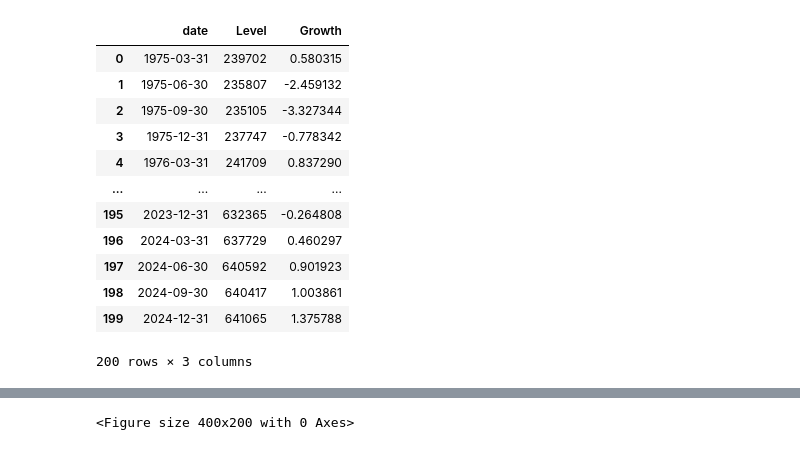
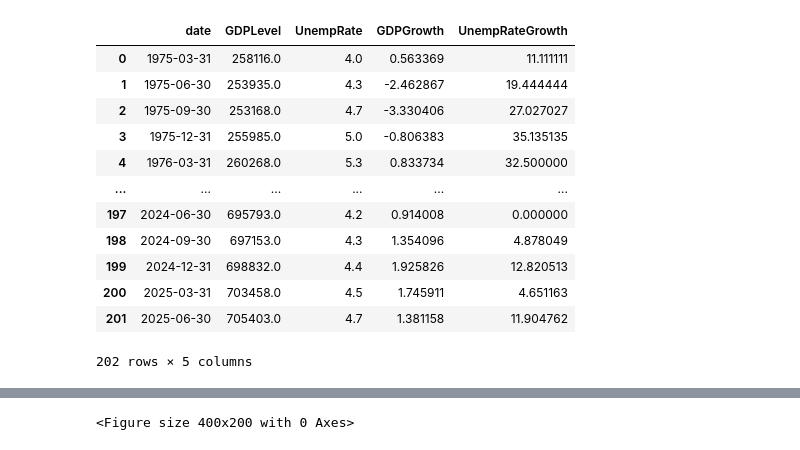
Before and after one commit to MarkThackham/MarkThackham.github.io, a Jupyter notebook: Portfolio/machine-learning/sarimax-gdp/sarimax-gpp.ipynb, the cells around one changed output, grey strips where cells are left out. Cells and saved outputs as stored; diff of their text form; code cells hidden in the pictures.

```diff
--- a/Portfolio/machine-learning/sarimax-gdp/sarimax-gpp.ipynb
+++ b/Portfolio/machine-learning/sarimax-gdp/sarimax-gpp.ipynb
@@ -80,21 +83,26 @@ df_qna=df_qna[mask]
 # https://www.ons.gov.uk/employmentandlabourmarket/peopleinwork/employmentandemployeetypes/datasets/labourmarketstatistics
 # CDID = Title
 # MGSX = Unemployment rate (aged 16 and over, seasonally adjusted): %
-# MGSC = LFS: Unemployed: UK: All: Aged 16+: 000s: SA: Annual = 4 quarter average
 
 # Keeps
 keeps=[
 'Title',
 'Unemployment rate (aged 16 and over, seasonally adjusted): %',
-'LFS: Unemployed: UK: All: Aged 16+: 000s: SA: Annual = 4 quarter average',
 ]
 
 # Column renames
 renames={
 'Title':'Date',
-'Unemployment rate (aged 16 and over, seasonally adjusted): %':'Unemployment Rate',
-'LFS: Unemployed: UK: All: Aged 16+: 000s: SA: Annual = 4 quarter average':'Unemployed',
+'Unemployment rate (aged 16 and over, seasonally adjusted): %':'UnempRate',
 }
 
 # Read CSV
 df_lms = pd.read_csv('lms.csv', low_memory=False)[keeps].rename(columns=renames)
+
+# Convert to numeric
+df_lms['UnempRate'] = pd.to_numeric(df_lms['UnempRate'], errors='coerce')
+
+# Retain non-missing data
+mask = (df_lms['Date'].str.contains('Q') & df_lms['UnempRate'].notna())
+df_lms=df_lms[mask]
+#================================================================================
@@ -116,0 +109,6 @@ df_lms
+# %%
+#================================================================================
+# Step 1c: Merge DataFrames
+df=pd.merge(df_qna, df_lms, on='Date', how='inner').reset_index(drop=True)
+df
+#================================================================================
@@ -117,49 +129,53 @@ df_lms
 # %%
+#================================================================================
+# Step 2: Prepare Data
+
 # Create a deep copy of the original dataframe to avoid modifying it directly
 df2 = copy.deepcopy(df)
 
-# Extract the year from the 'Quarter' column
-df2['Y'] = df2['Quarter'].str[:4]
+# Extract the year from the 'Date' column
+df2['Y'] = df2['Date'].str[:4]
 
 # Extract the quarter number, convert it to the corresponding month, and cast it to string
-df2['M'] = (df2['Quarter'].str[-1].astype(int) * 3).astype('str')
-
+df2['M'] = (df2['Date'].str[-1].astype(int) * 3).astype('str')
 # Combine the year and month into a single string and convert it to a datetime object
 df2['date'] = df2['Y'] + '-' + df2['M'] + '-01'
 df2['date'] = pd.to_datetime(df2['date'], format='%Y-%m-%d') + pd.offsets.MonthEnd(0)
 
 # Convert the datetime object to a date object
 df2['date'] = df2['date'].dt.date
 
-# Keep only the 'date' and 'Level' columns
-df2 = df2[['date', 'Level']]
+# Keep necessary columns
+df2 = df2[['date', 'GDPLevel', 'UnempRate']]
 
 # Calculate the year-over-year growth rate (percentage change over 4 quarters)
-df2['Growth'] = df2['Level'].pct_change(4)*100
+df2['GDPGrowth'] = round(df2['GDPLevel'].pct_change(4)*100,6)
+df2['UnempRateGrowth'] = round(df2['UnempRate'].pct_change(4)*100,6)
 
 # Drop the first 4 rows with NaN values in the 'Growth' column
 mask = df2['date'] >= pd.Timestamp('1975-01-01').date()
 df2 = df2[mask]
 
 # Drop covid impact
 #mask = df2['date'] <= pd.Timestamp('2019-12-31').date()
 #df2 = df2[mask]
 
 df2.reset_index(drop=True, inplace=True)
 
 # Display the resulting dataframe
 df2
+#================================================================================
 # %% [output]
-|  | date | Level | Growth |
-| 0 | 1975-03-31 | 239702 | 0.580315 |
-| 1 | 1975-06-30 | 235807 | -2.459132 |
-| 2 | 1975-09-30 | 235105 | -3.327344 |
-| 3 | 1975-12-31 | 237747 | -0.778342 |
-| 4 | 1976-03-31 | 241709 | 0.837290 |
-| ... | ... | ... | ... |
-| 195 | 2023-12-31 | 632365 | -0.264808 |
-| 196 | 2024-03-31 | 637729 | 0.460297 |
-| 197 | 2024-06-30 | 640592 | 0.901923 |
-| 198 | 2024-09-30 | 640417 | 1.003861 |
-| 199 | 2024-12-31 | 641065 | 1.375788 |
+|  | date | GDPLevel | UnempRate | GDPGrowth | UnempRateGrowth |
+| 0 | 1975-03-31 | 258116.0 | 4.0 | 0.563369 | 11.111111 |
+| 1 | 1975-06-30 | 253935.0 | 4.3 | -2.462867 | 19.444444 |
+| 2 | 1975-09-30 | 253168.0 | 4.7 | -3.330406 | 27.027027 |
+| 3 | 1975-12-31 | 255985.0 | 5.0 | -0.806383 | 35.135135 |
+| 4 | 1976-03-31 | 260268.0 | 5.3 | 0.833734 | 32.500000 |
+| ... | ... | ... | ... | ... | ... |
+| 197 | 2024-06-30 | 695793.0 | 4.2 | 0.914008 | 0.000000 |
+| 198 | 2024-09-30 | 697153.0 | 4.3 | 1.354096 | 4.878049 |
+| 199 | 2024-12-31 | 698832.0 | 4.4 | 1.925826 | 12.820513 |
+| 200 | 2025-03-31 | 703458.0 | 4.5 | 1.745911 | 4.651163 |
+| 201 | 2025-06-30 | 705403.0 | 4.7 | 1.381158 | 11.904762 |
-200 rows × 3 columns
+202 rows × 5 columns
```
Also changed, not shown: parts of 9 cells of this notebook.
